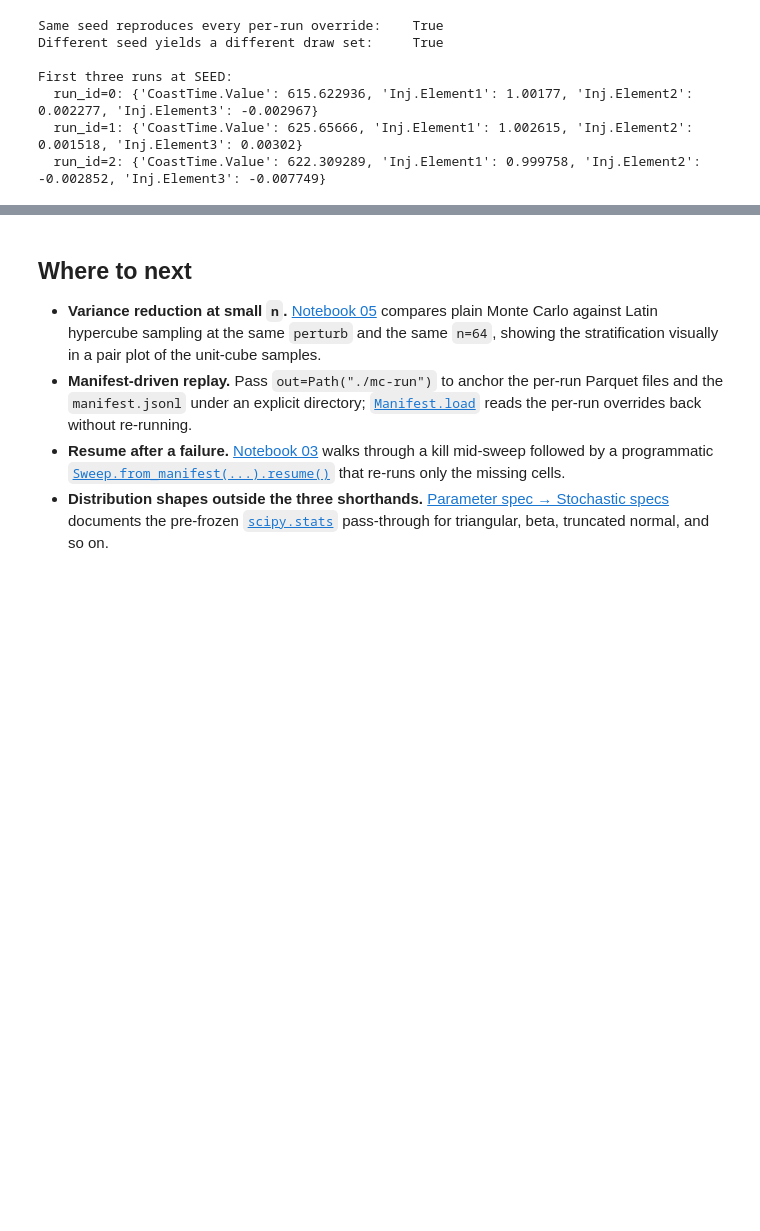
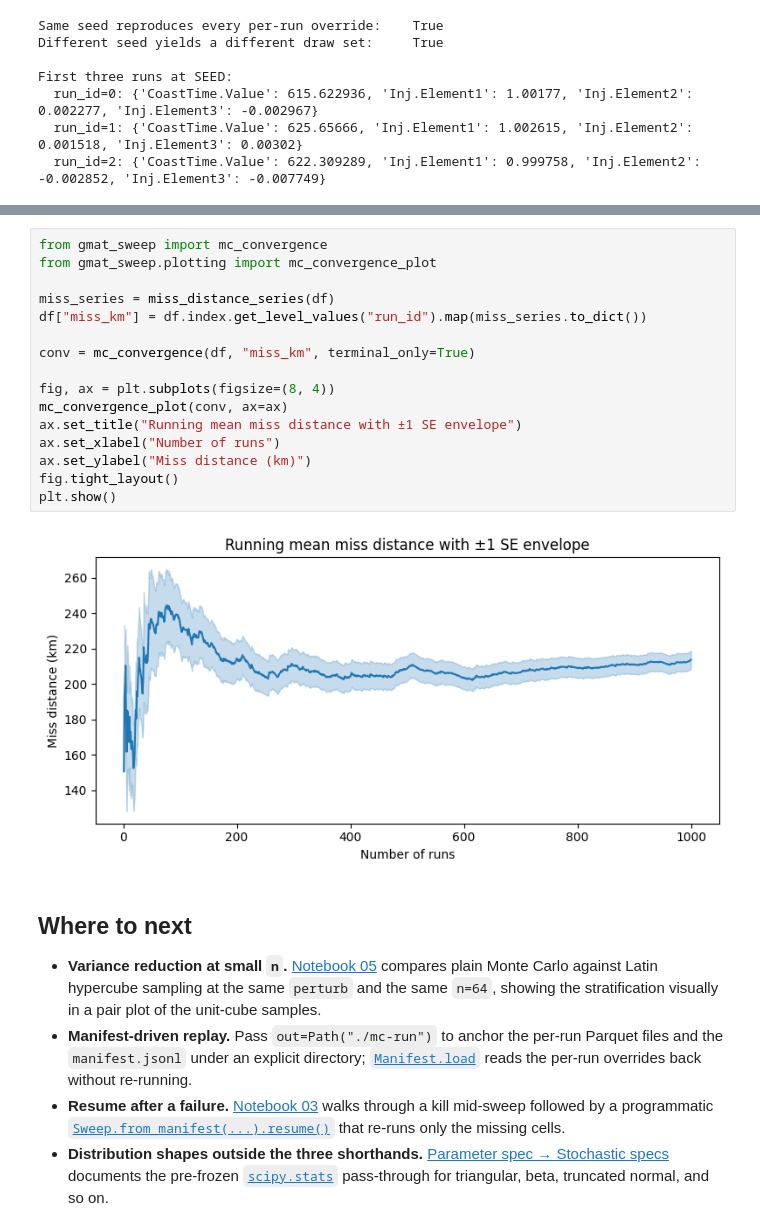
Before and after one commit to astro-tools/gmat-sweep, a Jupyter notebook: docs/examples/04_monte_carlo_dispersion.ipynb, the cells around one changed output, grey strips where cells are left out. Cells and saved outputs as stored; diff of their text form; blank space fills up the shorter version.

```diff
--- a/docs/examples/04_monte_carlo_dispersion.ipynb
+++ b/docs/examples/04_monte_carlo_dispersion.ipynb
@@ -183,3 +244,21 @@ First three runs at SEED:
+# %%
+from gmat_sweep import mc_convergence
+from gmat_sweep.plotting import mc_convergence_plot
+
+miss_series = miss_distance_series(df)
+df["miss_km"] = df.index.get_level_values("run_id").map(miss_series.to_dict())
+
+conv = mc_convergence(df, "miss_km", terminal_only=True)
+
+fig, ax = plt.subplots(figsize=(8, 4))
+mc_convergence_plot(conv, ax=ax)
+ax.set_title("Running mean miss distance with ±1 SE envelope")
+ax.set_xlabel("Number of runs")
+ax.set_ylabel("Miss distance (km)")
+fig.tight_layout()
+plt.show()
+# %% [output]
+[figure, added]
 # %% [markdown]
 ## Where to next
 
```
Also changed, not shown: parts of 5 cells of this notebook, 7 other files.
